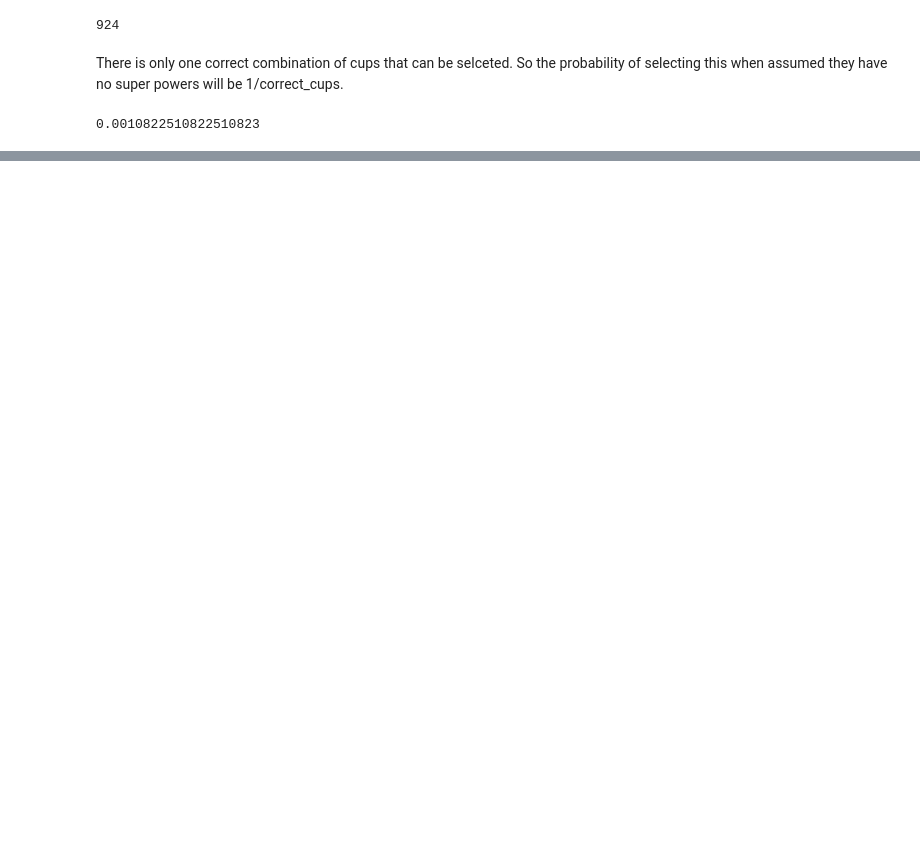
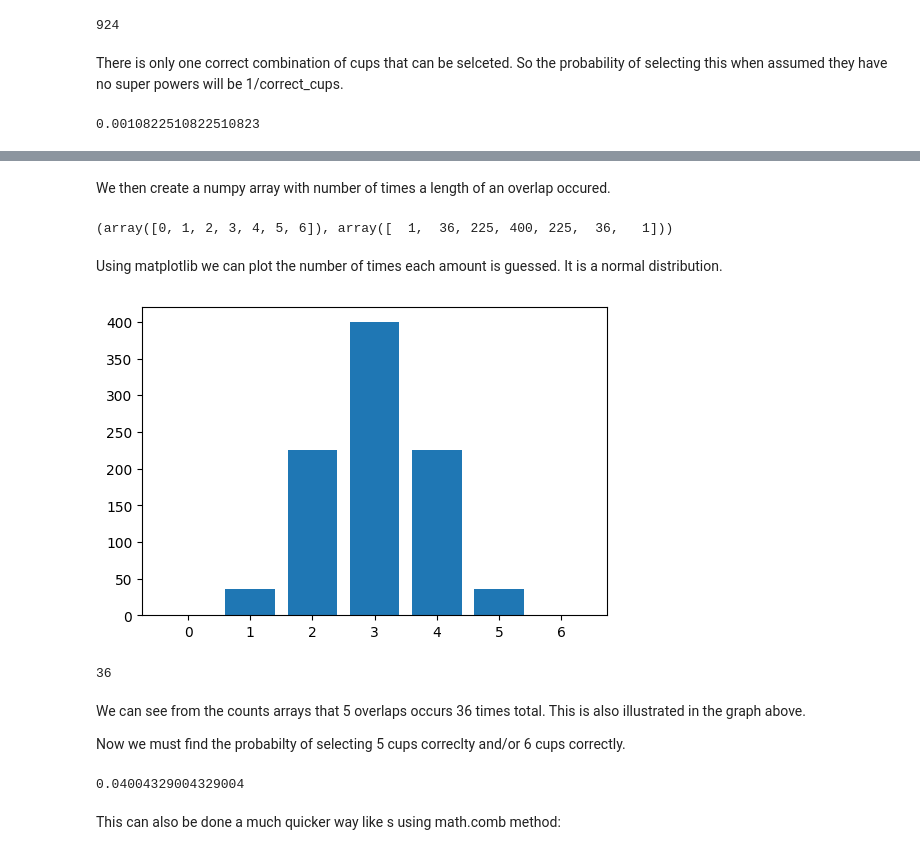
Before and after one commit to Falduff/applied-stats, a Jupyter notebook: tasks.ipynb, the cells around one changed output, grey strips where cells are left out. Cells and saved outputs as stored; diff of their text form; code cells hidden in the pictures; blank space fills up the shorter version.

```diff
--- a/tasks.ipynb
+++ b/tasks.ipynb
@@ -45,0 +60,4 @@ print(probability)
+# %%
+combs = list(itertools.combinations(labels,no_cups_milk_first))
+
+combs
@@ -45,0 +92,7 @@ print(probability)
+# %%
+labels_milk_first = random.sample(labels, no_cups_milk_first)
+
+labels_milk_first.sort
+
+#create a set
+set(labels_milk_first)
@@ -45,0 +103,15 @@ print(probability)
+# %%
+#create an empty list
+no_overlaps = []
+
+for comb in combs:
+
+  s1 = set(comb)
+
+  s2 = set(labels_milk_first)
+
+  overlap = s1.intersection(s2)
+
+  print(comb, overlap, len(overlap))
+#Append each length of the overlapped numbers to out empty list
+  no_overlaps.append(len(overlap))
@@ -45,0 +158,42 @@ print(probability)
+# %% [markdown]
+We then create a numpy array with number of times a length of an overlap occured.
+# %%
+# Count the number of times each overlap occurs.
+counts = np.unique(no_overlaps, return_counts=True)
+
+# Show.
+counts
+# %% [output]
+(array([0, 1, 2, 3, 4, 5, 6]), array([  1,  36, 225, 400, 225,  36,   1]))
+# %% [markdown]
+Using matplotlib we can plot the number of times each amount is guessed. It is a normal distribution.
+# %%
+# Create a figure.
+fig, ax = plt.subplots(figsize=(6, 4))
+
+# Bar chart.
+ax.bar(counts[0], counts[1]);
+# %% [output]
+[figure, added]
+# %%
+# Given counts tuple
+counts = (np.array([0, 1, 2, 3, 4, 5, 6]), np.array([1, 36, 225, 400, 225, 36, 1]))
+
+# Convert the arrays to lists
+unique_values_list = counts[0].tolist()
+occurrences_list = counts[1].tolist()
+
+# Find the index of 5 in the unique values list
+index_of_five = unique_values_list.index(5)
+
+# Get the number of occurrences of 5
+count_five = occurrences_list[index_of_five]
+
+# Print the result
+print(count_five)  # This will give the number of times
+# %% [output]
+36
+# %% [markdown]
+We can see from the counts arrays that 5 overlaps occurs 36 times total. This is also illustrated in the graph above.
+
+Now we must find the probabilty of selecting 5 cups correclty and/or 6 cups correctly.
@@ -45,0 +203,6 @@ print(probability)
+# %%
+prob5or6
+# %% [output]
+0.04004329004329004
+# %% [markdown]
+This can also be done a much quicker way like s using math.comb method:
```
Also changed, not shown: parts of 14 cells of this notebook, 1 other file.
